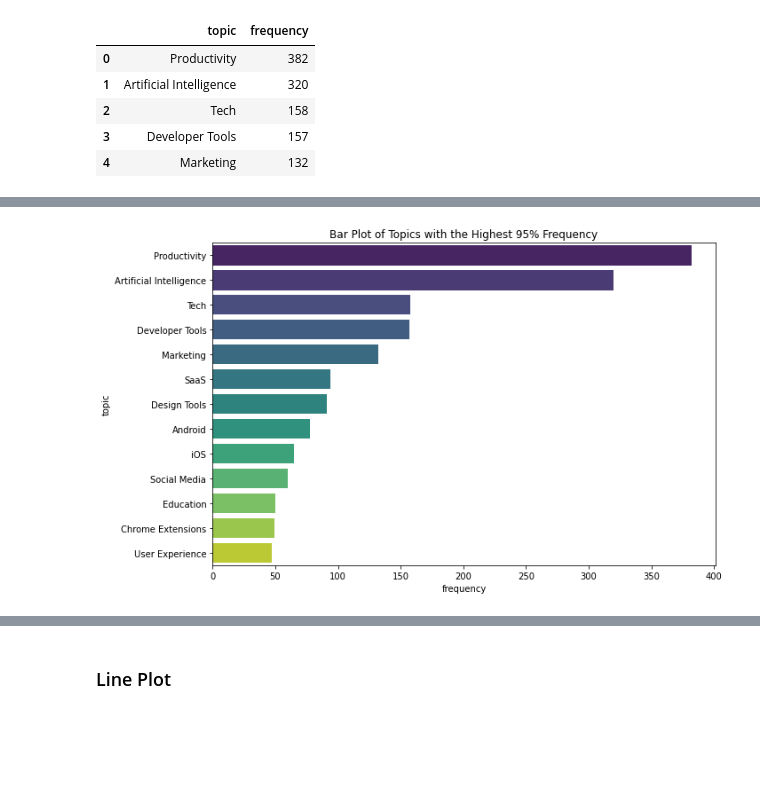
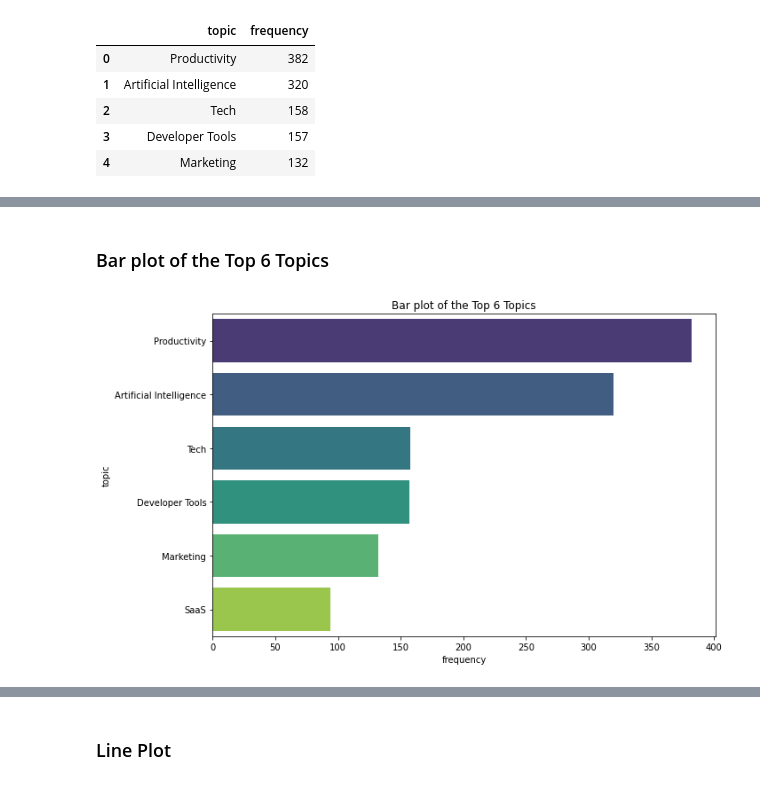
Before and after one commit to AliMehdii/ProductHunt_EDA_and_Unspervised_Sentiment_Analysis, a Jupyter notebook: Stats_Code/Data_Wrangling/EDA.ipynb, the cells around one changed output, grey strips where cells are left out. Cells and saved outputs as stored; diff of their text form; code cells hidden in the pictures; blank space fills up the shorter version.

```diff
--- a/Stats_Code/Data_Wrangling/EDA.ipynb
+++ b/Stats_Code/Data_Wrangling/EDA.ipynb
@@ -133,12 +131,12 @@ filtered_df.head()
 # %%
 # Convert the 'createdAt' column to pandas datetime
-filtered_df['createdAt'] = pd.to_datetime(filtered_df['createdAt'])
+df['createdAt'] = pd.to_datetime(df['createdAt'])
 
 # Create a new column 'hours' containing only the hours from the 'createdAt' column
-filtered_df['hours'] = filtered_df['createdAt'].dt.hour
+df['hours'] = df['createdAt'].dt.hour
 
 # Sort the DataFrame by the 'hours' column in ascending order
-New_filtered_df = filtered_df.sort_values(by='hours', ascending=True)
+New_filtered_df = df.sort_values(by='hours', ascending=True)
 
 New_filtered_df.head()
 # %% [output]
@@ -195,2 +182,3 @@ fig.show()
 # %%
-df.drop_duplicates(subset=['name', 'createdAt'], keep='first', inplace=True)
+# df.drop_duplicates(subset=['name', 'createdAt'], keep='first', inplace=True)
+df.head()
@@ -316,25 +322,27 @@ List of all topics (all_topics):
+# %% [markdown]
+### Bar plot of the Top 6 Topics
 # %%
 
 # Step 2: Sort the DataFrame by 'Frequency' in descending order
 df_sorted = item_freq.sort_values(by='frequency', ascending=False)
 
 # Step 3: Calculate the threshold for the highest 50% of the data
-threshold = df_sorted['frequency'].quantile(0.95)
+threshold = df_sorted['frequency'].quantile(0.98)
 
 # Step 4: Filter the DataFrame to keep only the rows with frequencies greater than the threshold
 df_filtered = df_sorted[df_sorted['frequency'] > threshold]
 
 # Step 5: Create the bar plot using Seaborn
 plt.figure(figsize=(10, 6))
 sns.barplot(x='frequency', y='topic', data=df_filtered, palette='viridis', dodge=False) # Add dodge=False to increase bar spacing
 plt.xlabel('frequency')
 plt.ylabel('topic')
-plt.title('Bar Plot of Topics with the Highest 95% Frequency')
+plt.title('Bar plot of the Top 6 Topics')
 
 # Rotate the y-axis labels for better readability
 # plt.yticks(rotation=45)
 
 plt.tight_layout()  # Adjust layout to prevent overlap
 plt.show()
 # %% [output]
-[figure, old version]
+[figure, new version]
```
Also changed, not shown: parts of 28 cells of this notebook.
